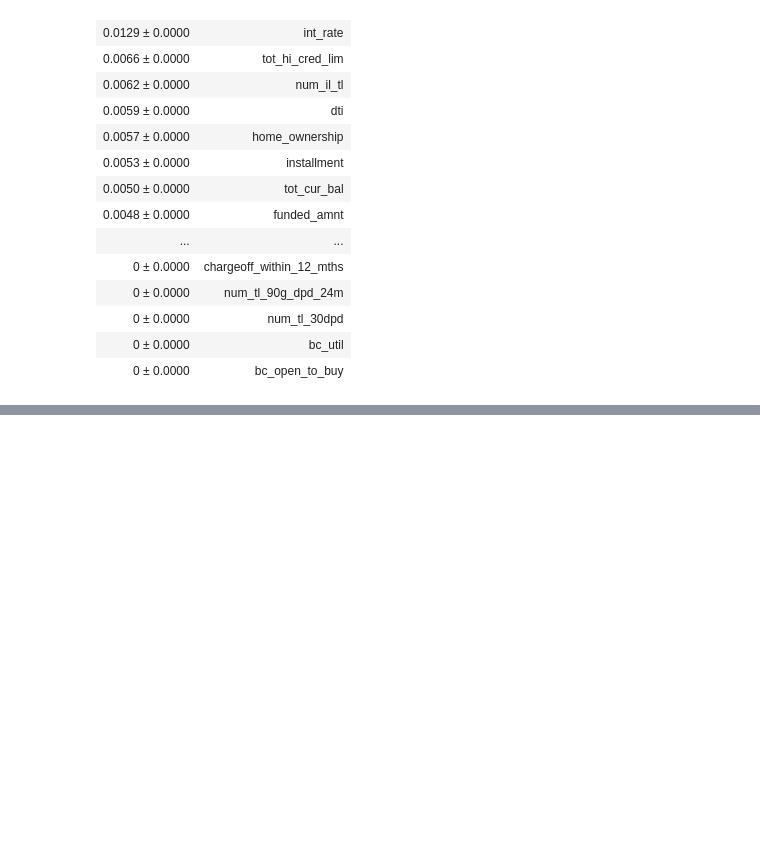
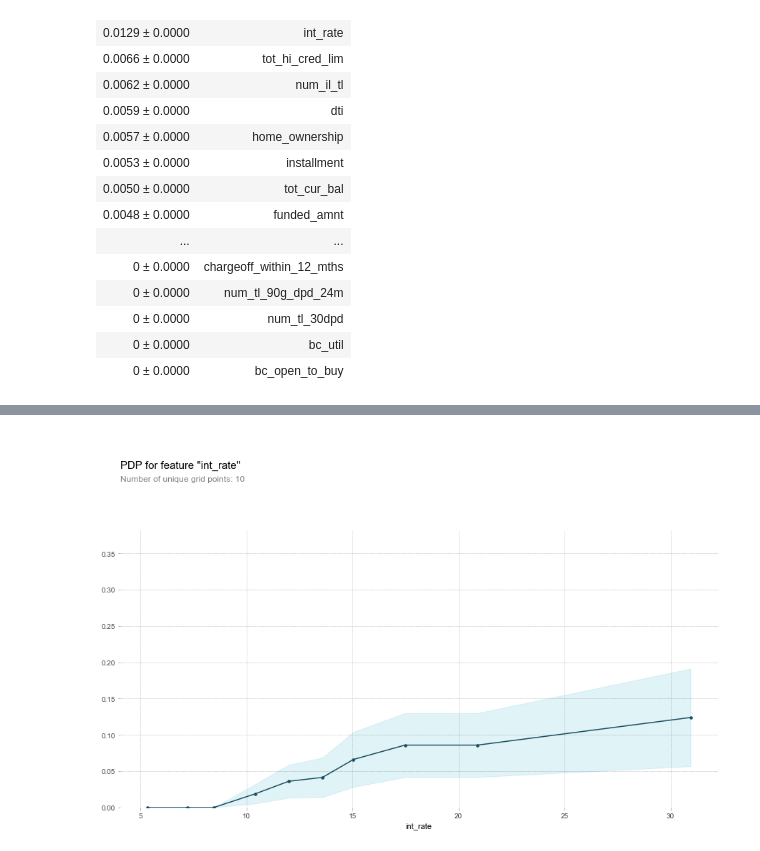
Before and after one commit to bloominstituteoftechnology/DS-Unit-4-Sprint-1-Tree-Ensembles, a Jupyter notebook: module1-decision-trees/Tree_ensemble_kaggle.ipynb, the cells around one changed output, grey strips where cells are left out. Drawn from its saved outputs; the diff is of its cells as text; code cells hidden in the pictures; blank space fills up the shorter version.

```diff
--- a/module1-decision-trees/Tree_ensemble_kaggle.ipynb
+++ b/module1-decision-trees/Tree_ensemble_kaggle.ipynb
@@ -187,7 +187,18 @@ def wrangle(dataset):
 
     return dataset
 
-df_train_f_2 = wrangle(df_train_f_2).dropna(axis=1)
-df_test_2 = wrangle(df_test_2).dropna(axis=1)
-df_train_f_2.head()
+# Combine train and test
+train_objs_num = len(df_train_f_2)
+dataset = pd.concat(objs=[df_train_f_2, df_test_2], axis=0)
+
+# Wrangle and OneHotEncode
+dataset = wrangle(dataset).dropna(axis=1)
+encoder = ce.OneHotEncoder()
+dataset = encoder.fit_transform(dataset)
+
+# Splitting up train and test
+df_train_f_2 = dataset[:train_objs_num]
+df_test_2 = dataset[train_objs_num:]
+
+df_train_f_2.shape, df_test_2.shape
 # %% [output]
@@ -372,3 +373,21 @@ eli5.show_weights(permuter, top=None, feature_names=X_train_transformed.columns.
 | 0 ± 0.0000 | num_tl_30dpd |
 | 0 ± 0.0000 | bc_util |
 | 0 ± 0.0000 | bc_open_to_buy |
+# %%
+from sklearn.tree import DecisionTreeClassifier
+from sklearn.ensemble import RandomForestClassifier
+import category_encoders as ce
+from sklearn.pipeline import make_pipeline
+from sklearn.preprocessing import StandardScaler
+from sklearn.model_selection import cross_val_score
+from sklearn.ensemble import GradientBoostingClassifier
+
+
+
+#encoder = ce.OneHotEncoder()
+#X_train = encoder.fit_transform(X_train)
+#X_test = encoder.transform(X_test)
+gb = GradientBoostingClassifier()
+gb.fit(X_train, y_train)
+y_pred = gb.predict(X_test)
+#cross_val_score(gb, X_train, y_train, cv=5, scoring='accuracy', verbose=10)
@@ -374,0 +414,8 @@ eli5.show_weights(permuter, top=None, feature_names=X_train_transformed.columns.
+# %%
+from pdpbox.pdp import pdp_isolate, pdp_plot
+
+feature = 'int_rate'
+pdp_isolated = pdp_isolate(model=gb, dataset=X_test, model_features=X_test.columns, feature=feature)
+pdp_plot(pdp_isolated,feature);
+# %% [output]
+[figure, added]
```
Also changed, not shown: parts of 7 cells of this notebook, 1 other file.
